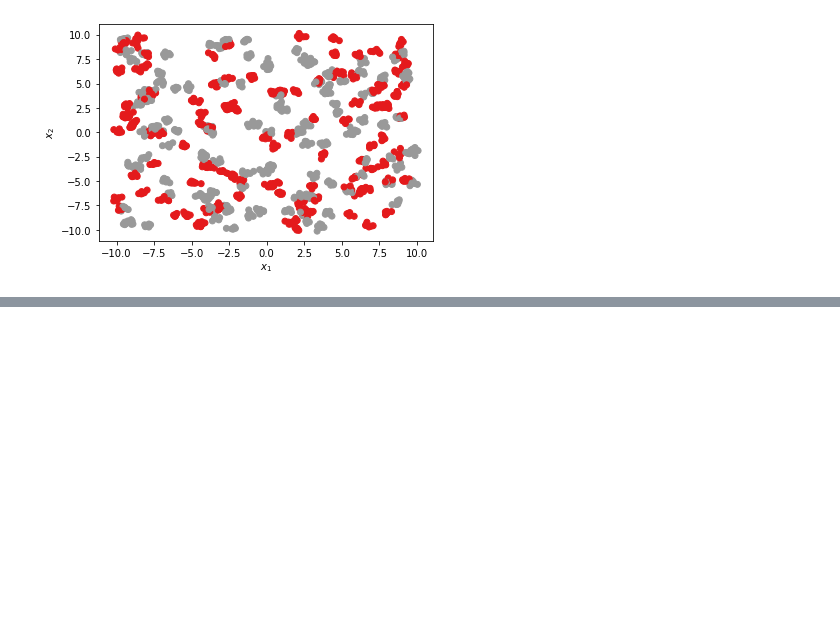
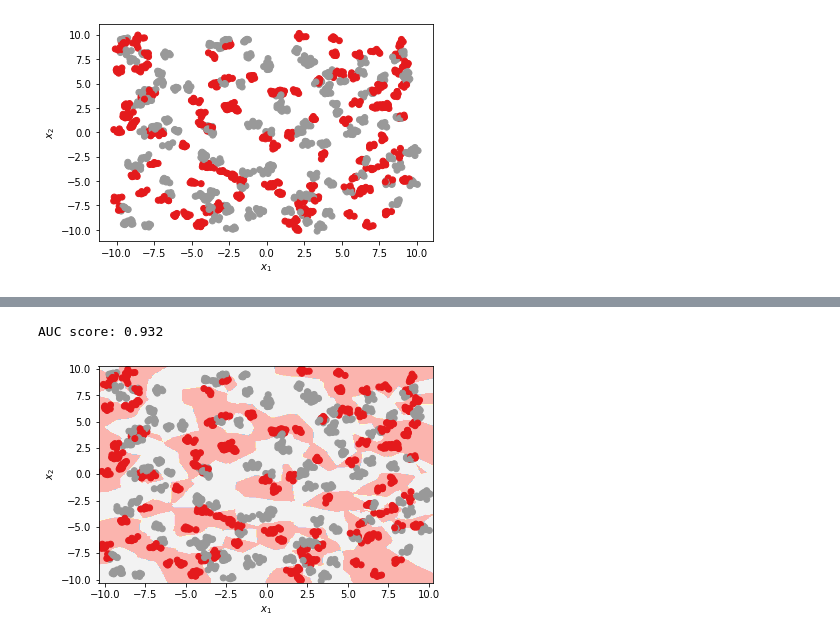
Before and after one commit to MBorgesT/ML_Assignment, a Jupyter notebook: matheus_draft.ipynb, the cells around one changed output, grey strips where cells are left out. Saved outputs shown, nothing was run; the diff lists cells and outputs as text; code cells hidden in the pictures; blank space fills up the shorter version.

```diff
--- a/matheus_draft.ipynb
+++ b/matheus_draft.ipynb
@@ -237,0 +150,6 @@ kNN auc: 0.932
+# %%
+knn = KNeighborsClassifier(n_neighbors=3)
+test_model(knn, X, y)
+# %% [output]
+AUC score: 0.932
+[figure, added]
```
Also changed, not shown: parts of 17 cells of this notebook, 1 other file.
